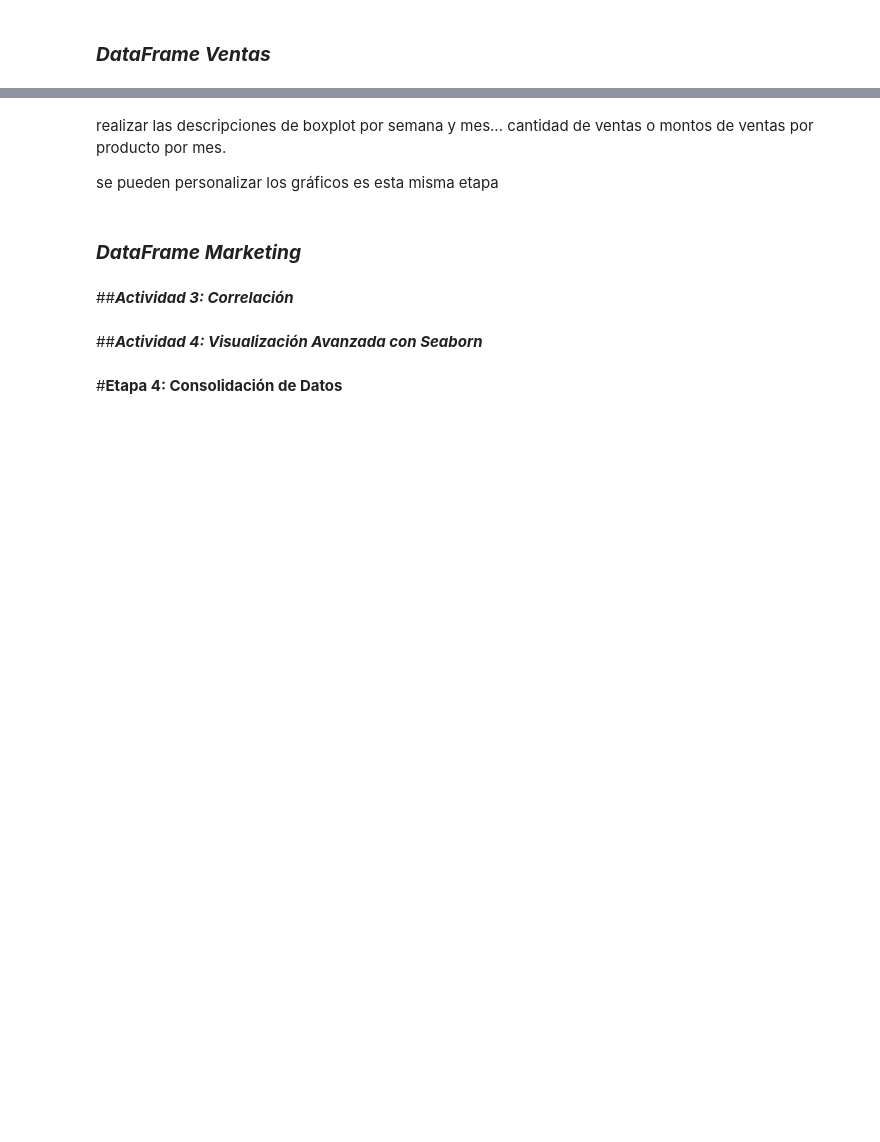
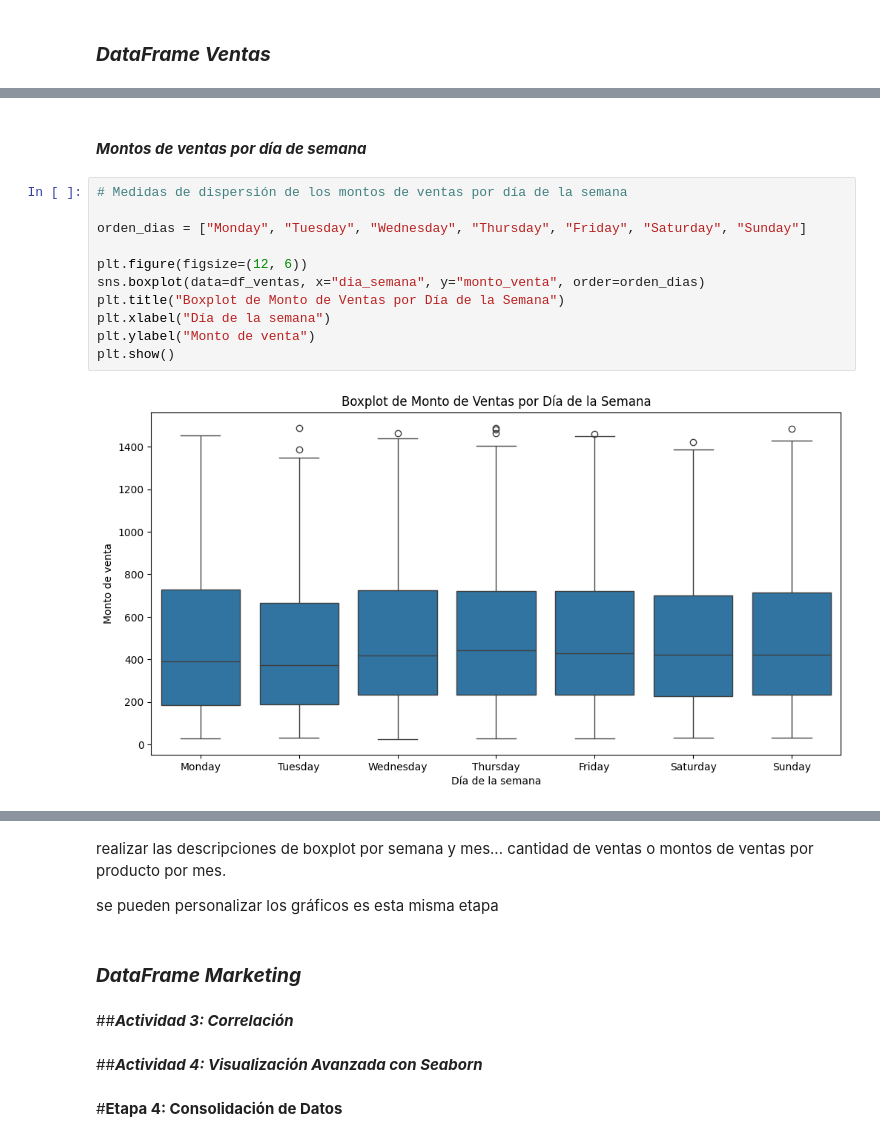
Before and after one commit to FedeM-Git/TT-2C2025-Data-Analitycs-Notebooks, a Jupyter notebook: Pre-Entrega_Maune/Pre-Entrega_Maune, Juan_Federico.ipynb, the cells around one changed output, grey strips where cells are left out. Saved outputs shown, nothing was run; the diff lists cells and outputs as text; blank space fills up the shorter version.

```diff
--- a/Pre-Entrega_Maune/Pre-Entrega_Maune, Juan_Federico.ipynb
+++ b/Pre-Entrega_Maune/Pre-Entrega_Maune, Juan_Federico.ipynb
@@ -1407,0 +1465,15 @@ df_marketing.groupby("canal")[["costo"]].describe()
+# %% [markdown]
+#### ***Montos de ventas por día de semana***
+# %%
+# Medidas de dispersión de los montos de ventas por día de la semana
+
+orden_dias = ["Monday", "Tuesday", "Wednesday", "Thursday", "Friday", "Saturday", "Sunday"]
+
+plt.figure(figsize=(12, 6))
+sns.boxplot(data=df_ventas, x="dia_semana", y="monto_venta", order=orden_dias)
+plt.title("Boxplot de Monto de Ventas por Día de la Semana")
+plt.xlabel("Día de la semana")
+plt.ylabel("Monto de venta")
+plt.show()
+# %% [output]
+[figure, added]
```
Also changed, not shown: parts of 16 cells of this notebook.
